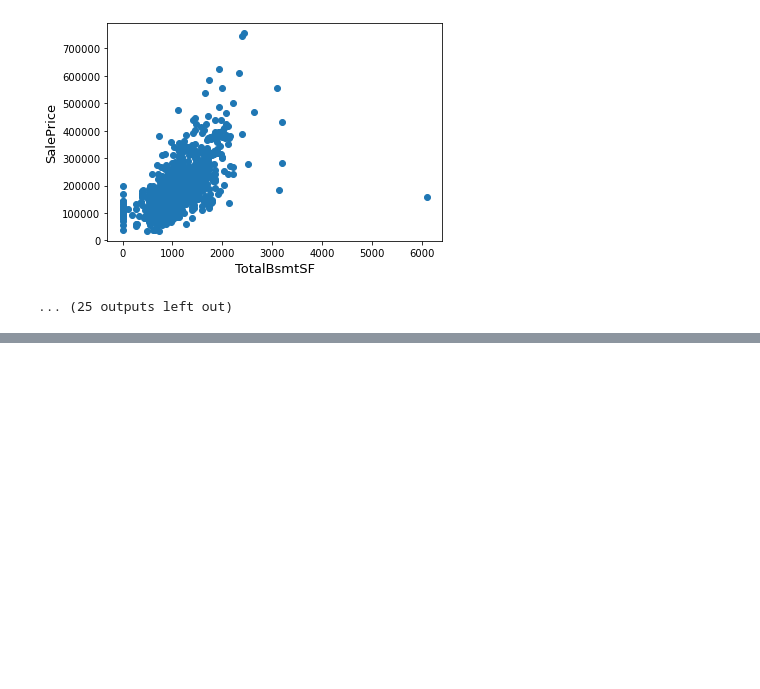
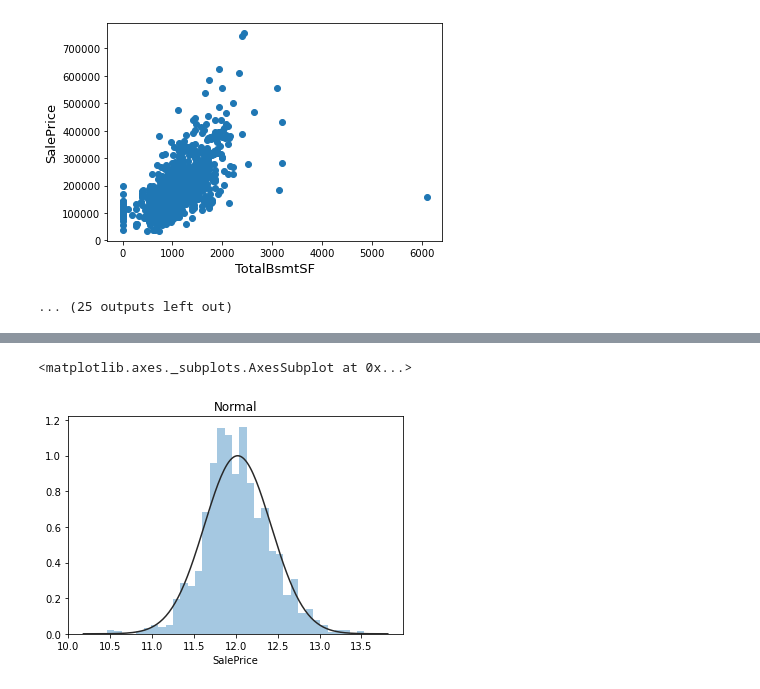
Before and after one commit to DenisAlicic/House-Prices-Advanced-Regression-Techniques, a Jupyter notebook: Solution/HousePricePredicton.ipynb, the cells around one changed output, grey strips where cells are left out. Drawn from its saved outputs; the diff is of its cells as text; code cells hidden in the pictures; blank space fills up the shorter version.

```diff
--- a/Solution/HousePricePredicton.ipynb
+++ b/Solution/HousePricePredicton.ipynb
@@ -168,11 +155,11 @@ train = train.drop(train[train['LotArea']>200000].index)
 train = train.drop(train[train['BsmtFinSF1']>5000].index)
 train = train.drop(train[train['1stFlrSF']>4000].index)
 train = train.drop(train[(train['GrLivArea']>4000) & (train['SalePrice']<300000)].index)
-train = train.drop(train[train['OpenPorchSF']>500].index)
 train = train.drop(train[train['WoodDeckSF']>800].index)
 train = train.drop(train[train['EnclosedPorch']>500].index)
 train = train.drop(train[train['3SsnPorch']>400].index)
 train = train.drop(train[train['MiscVal']>8000].index)
 print(train.shape)
+# NOTE: Nakon izbacivanja OpenPorchSF, skroz se promenila raspodela
 # %% [output]
 (1460, 80)
@@ -194,0 +177,9 @@ print(train.shape)
+# %%
+# Korekcija ciljne promenljive log(1+x), nakon predikcije, vraticemo transformaciju
+train["SalePrice"] = np.log1p(train["SalePrice"])
+plt.title('Normal')
+sb.distplot(train['SalePrice'], kde=False, fit=scipy.stats.norm)
+# Sada nam ciljna promenljiva ima priblizno normalnu raspodelu
+# %% [output]
+<matplotlib.axes._subplots.AxesSubplot at 0x...>
+[figure, added]
```
Also changed, not shown: parts of 27 cells of this notebook.
